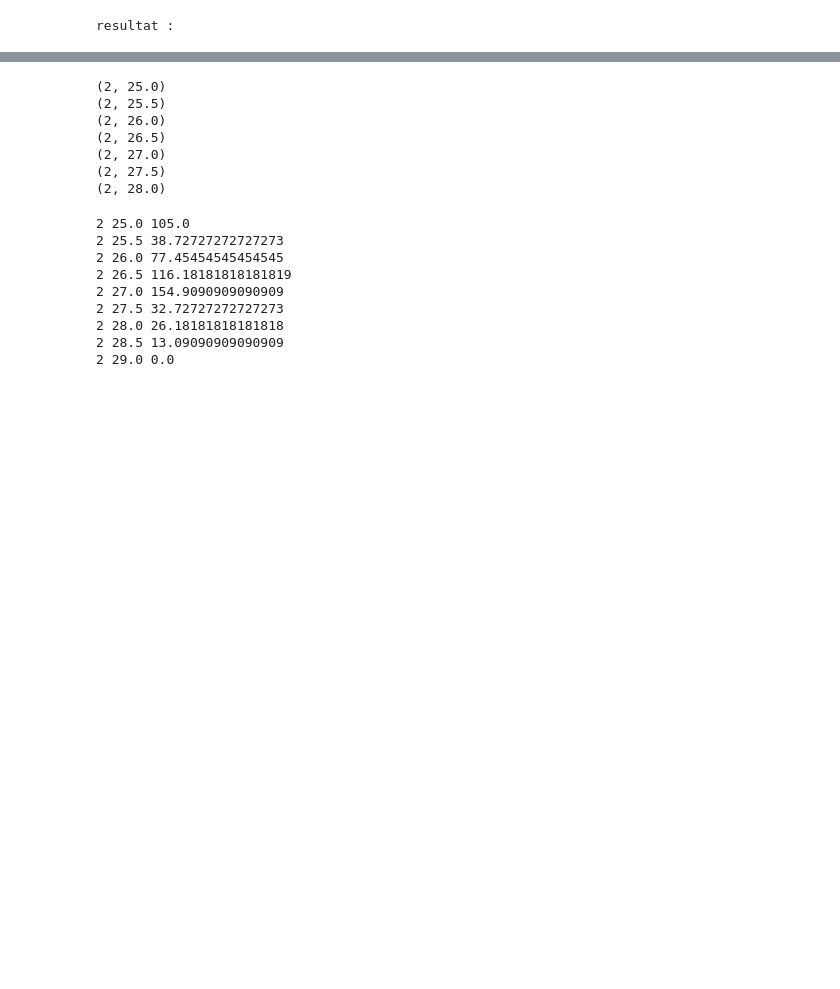
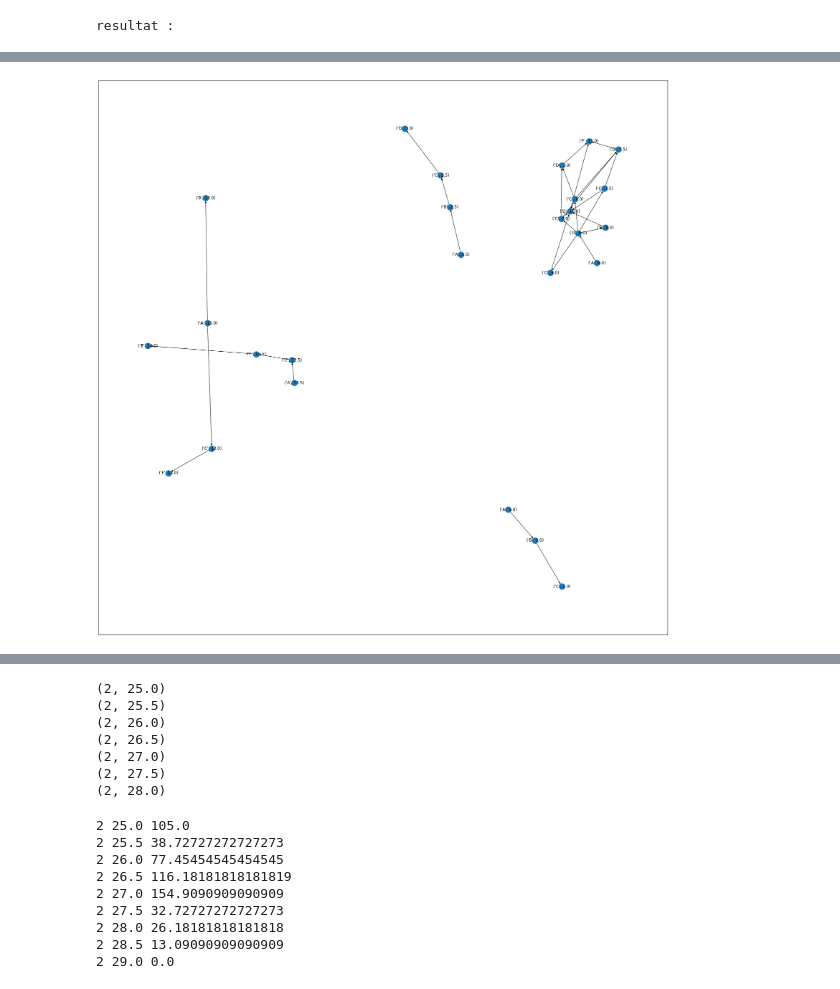
Before and after one commit to busyweaver/Straph, a Jupyter notebook: docs/notebooks/temporal_meta_contin.ipynb, the cells around one changed output, grey strips where cells are left out. Saved outputs shown, nothing was run; the diff lists cells and outputs as text; code cells hidden in the pictures; blank space fills up the shorter version.

```diff
--- a/docs/notebooks/temporal_meta_contin.ipynb
+++ b/docs/notebooks/temporal_meta_contin.ipynb
@@ -216,4 +208,6 @@ GN =  nx.relabel_nodes(G, ren, copy=True)
 # %%
-#fig, ax = plt.subplots(figsize=(30,30))
-#nx.draw_networkx(GN,arrows=True,width = 1,ax = ax)
+fig, ax = plt.subplots(figsize=(30,30))
+nx.draw_networkx(GN,arrows=True,width = 1,ax = ax)
+# %% [output]
+[figure, added]
 # %%
```
Also changed, not shown: parts of 68 cells of this notebook, 2 other files.
